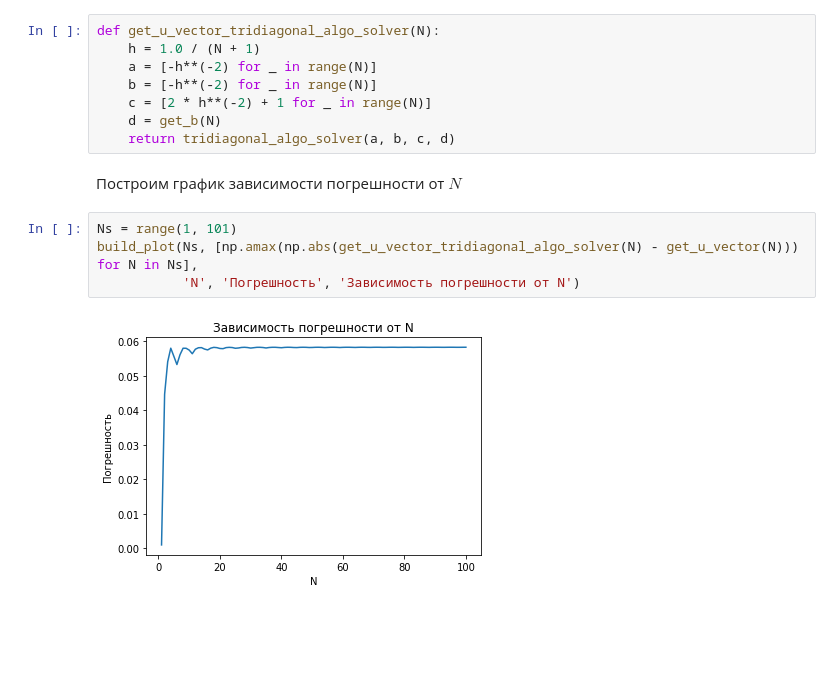
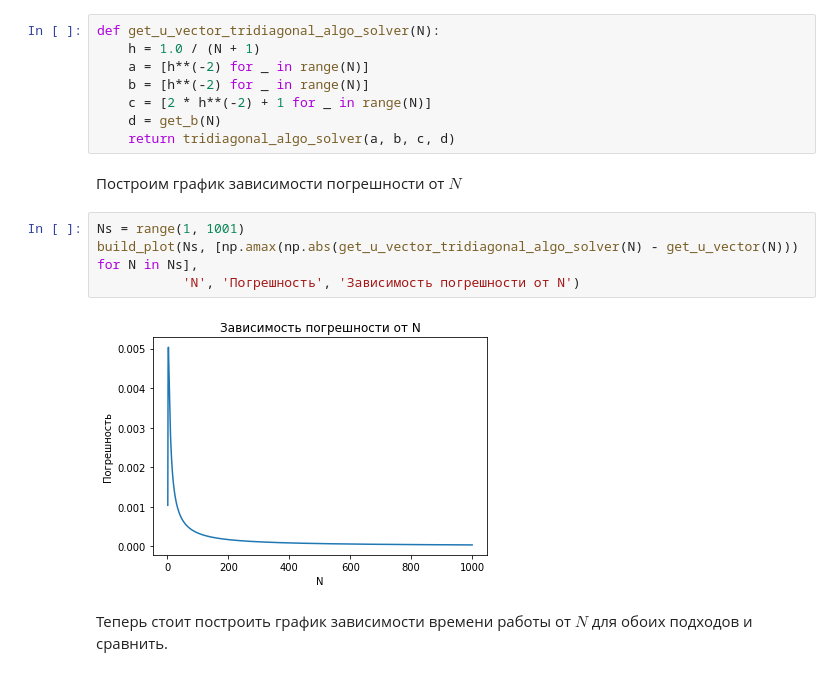
Before and after one commit to Igor-Tukh/numerical-methods, a Jupyter notebook: hw05/hw05.ipynb, the cells around one changed output. Drawn from its saved outputs; the diff is of its cells as text; blank space fills up the shorter version.

```diff
--- a/hw05/hw05.ipynb
+++ b/hw05/hw05.ipynb
@@ -164,16 +166,18 @@ def tridiagonal_algo_solver(a, b, c, d):
 # %%
 def get_u_vector_tridiagonal_algo_solver(N):
     h = 1.0 / (N + 1)
-    a = [-h**(-2) for _ in range(N)]
-    b = [-h**(-2) for _ in range(N)]
+    a = [h**(-2) for _ in range(N)]
+    b = [h**(-2) for _ in range(N)]
     c = [2 * h**(-2) + 1 for _ in range(N)]
     d = get_b(N)
     return tridiagonal_algo_solver(a, b, c, d)
 # %% [markdown]
 Построим график зависимости погрешности от $N$
 # %%
-Ns = range(1, 101)
+Ns = range(1, 1001)
 build_plot(Ns, [np.amax(np.abs(get_u_vector_tridiagonal_algo_solver(N) - get_u_vector(N))) for N in Ns],
            'N', 'Погрешность', 'Зависимость погрешности от N')
 # %% [output]
-[figure, old version]
+[figure, new version]
+# %% [markdown]
+Теперь стоит построить график зависимости времени работы от $N$ для обоих подходов и сравнить.
```
Also changed, not shown: parts of 16 cells of this notebook, 1 other file.
